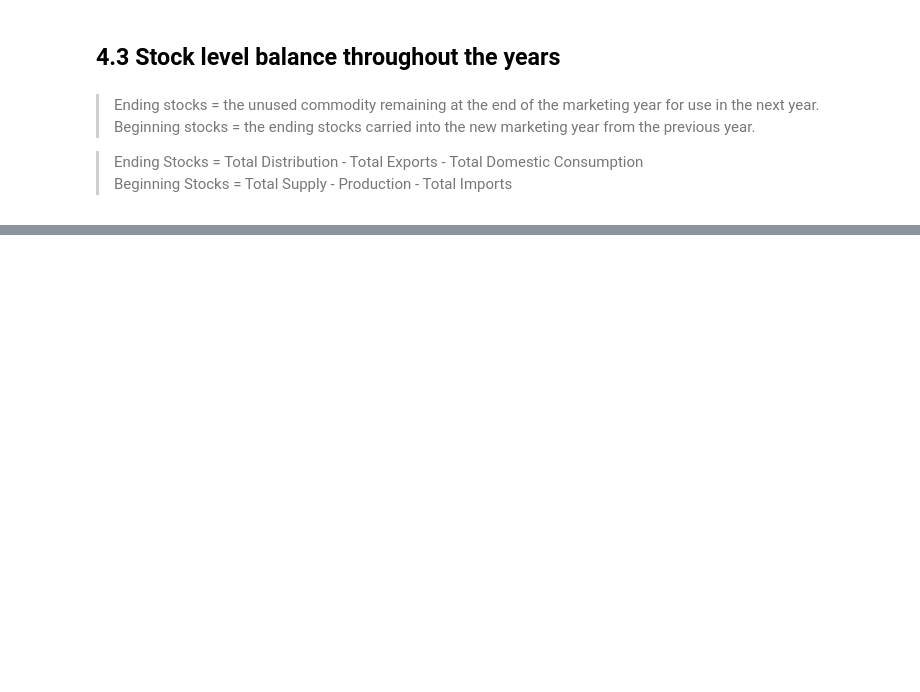
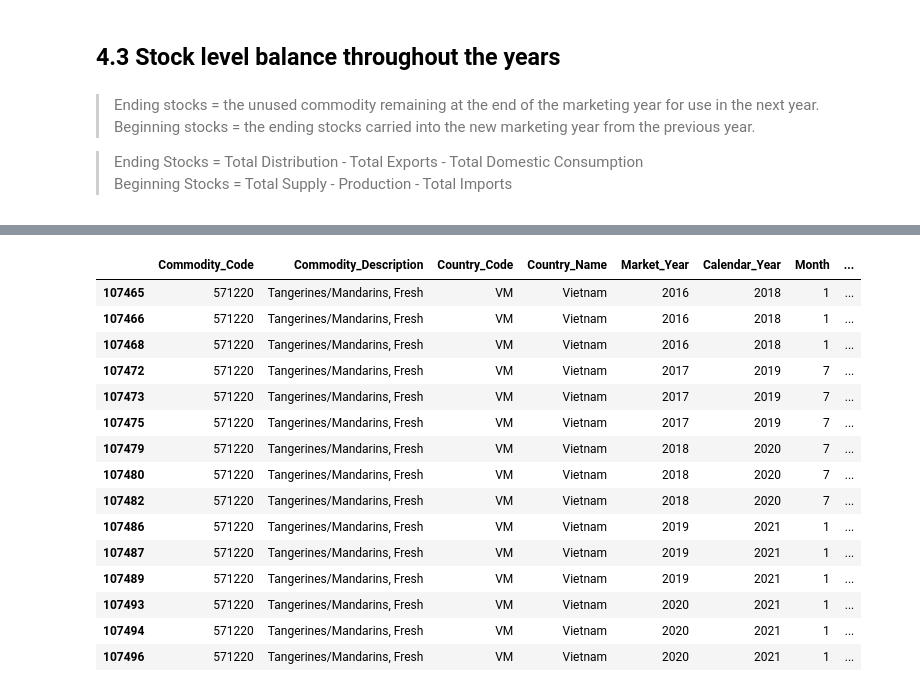
Before and after one commit to gabrielatrindade/commodities_analysis, a Jupyter notebook: 5_commodities_visualization.ipynb, the cells around one changed output, grey strips where cells are left out. Saved outputs shown, nothing was run; the diff lists cells and outputs as text; code cells hidden in the pictures; blank space fills up the shorter version.

Commit message:
Visualization: Calculating Beginning Stocks and Ending Stocks for fruit commodities

```diff
--- a/5_commodities_visualization.ipynb
+++ b/5_commodities_visualization.ipynb
@@ -38,7 +38,7 @@ commodities_to_explore = \
 commodities = (all_commodities
                    [all_commodities.Commodity_Description.isin(commodities_to_explore)]
                    .copy()
-                   .reset_index())
+                   .reset_index(drop=True))
 # %% [markdown]
 # 3. Config and Functions
 
@@ -257,0 +273,20 @@ for commodity in commodities_to_explore:
+# %%
+commodities[(commodities.Commodity_Description != 'Coffee, Green')
+            & (commodities.Attribute_Description.isin(['Total Supply', 'Production', 'Imports']))].tail(15)
+# %% [output]
+|  | Commodity_Code | Commodity_Description | Country_Code | Country_Name | Market_Year | Calendar_Year | Month | ... |
+| 107465 | 571220 | Tangerines/Mandarins, Fresh | VM | Vietnam | 2016 | 2018 | 1 | ... |
+| 107466 | 571220 | Tangerines/Mandarins, Fresh | VM | Vietnam | 2016 | 2018 | 1 | ... |
+| 107468 | 571220 | Tangerines/Mandarins, Fresh | VM | Vietnam | 2016 | 2018 | 1 | ... |
+| 107472 | 571220 | Tangerines/Mandarins, Fresh | VM | Vietnam | 2017 | 2019 | 7 | ... |
+| 107473 | 571220 | Tangerines/Mandarins, Fresh | VM | Vietnam | 2017 | 2019 | 7 | ... |
+| 107475 | 571220 | Tangerines/Mandarins, Fresh | VM | Vietnam | 2017 | 2019 | 7 | ... |
+| 107479 | 571220 | Tangerines/Mandarins, Fresh | VM | Vietnam | 2018 | 2020 | 7 | ... |
+| 107480 | 571220 | Tangerines/Mandarins, Fresh | VM | Vietnam | 2018 | 2020 | 7 | ... |
+| 107482 | 571220 | Tangerines/Mandarins, Fresh | VM | Vietnam | 2018 | 2020 | 7 | ... |
+| 107486 | 571220 | Tangerines/Mandarins, Fresh | VM | Vietnam | 2019 | 2021 | 1 | ... |
+| 107487 | 571220 | Tangerines/Mandarins, Fresh | VM | Vietnam | 2019 | 2021 | 1 | ... |
+| 107489 | 571220 | Tangerines/Mandarins, Fresh | VM | Vietnam | 2019 | 2021 | 1 | ... |
+| 107493 | 571220 | Tangerines/Mandarins, Fresh | VM | Vietnam | 2020 | 2021 | 1 | ... |
+| 107494 | 571220 | Tangerines/Mandarins, Fresh | VM | Vietnam | 2020 | 2021 | 1 | ... |
+| 107496 | 571220 | Tangerines/Mandarins, Fresh | VM | Vietnam | 2020 | 2021 | 1 | ... |
```
Also changed, not shown: parts of 7 cells of this notebook.
